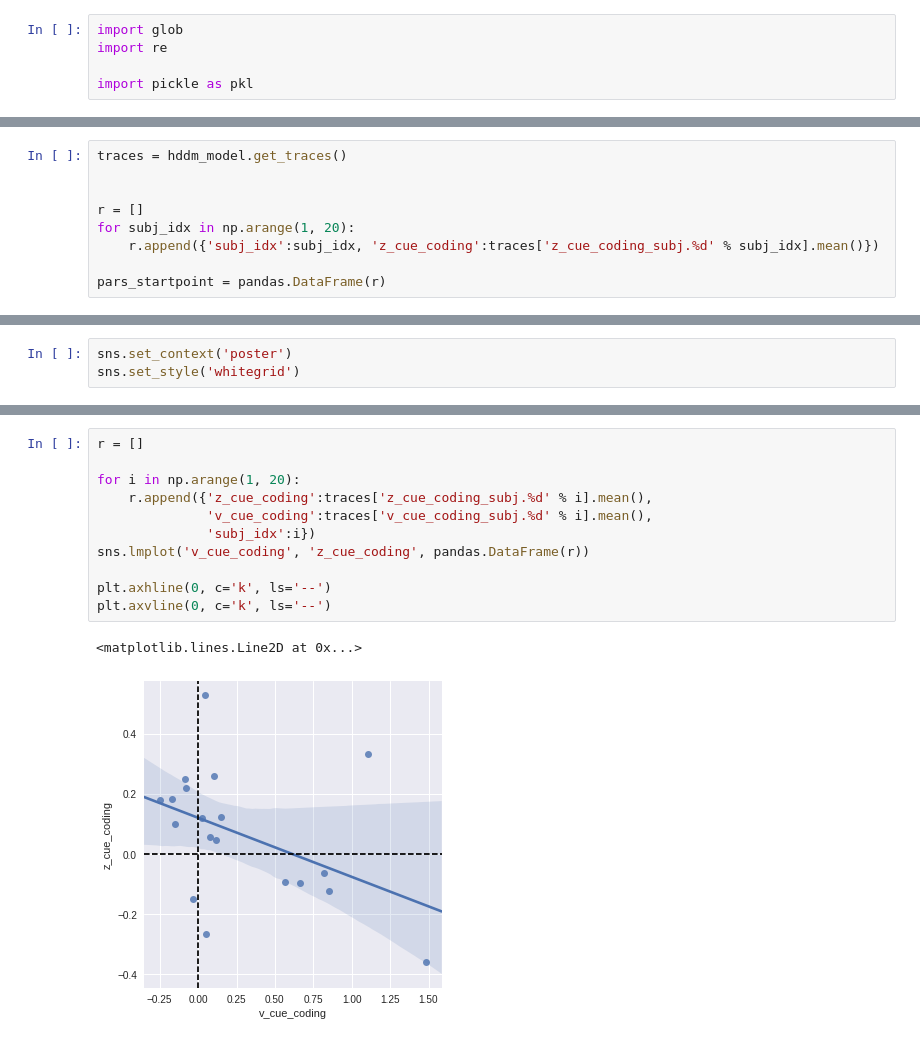
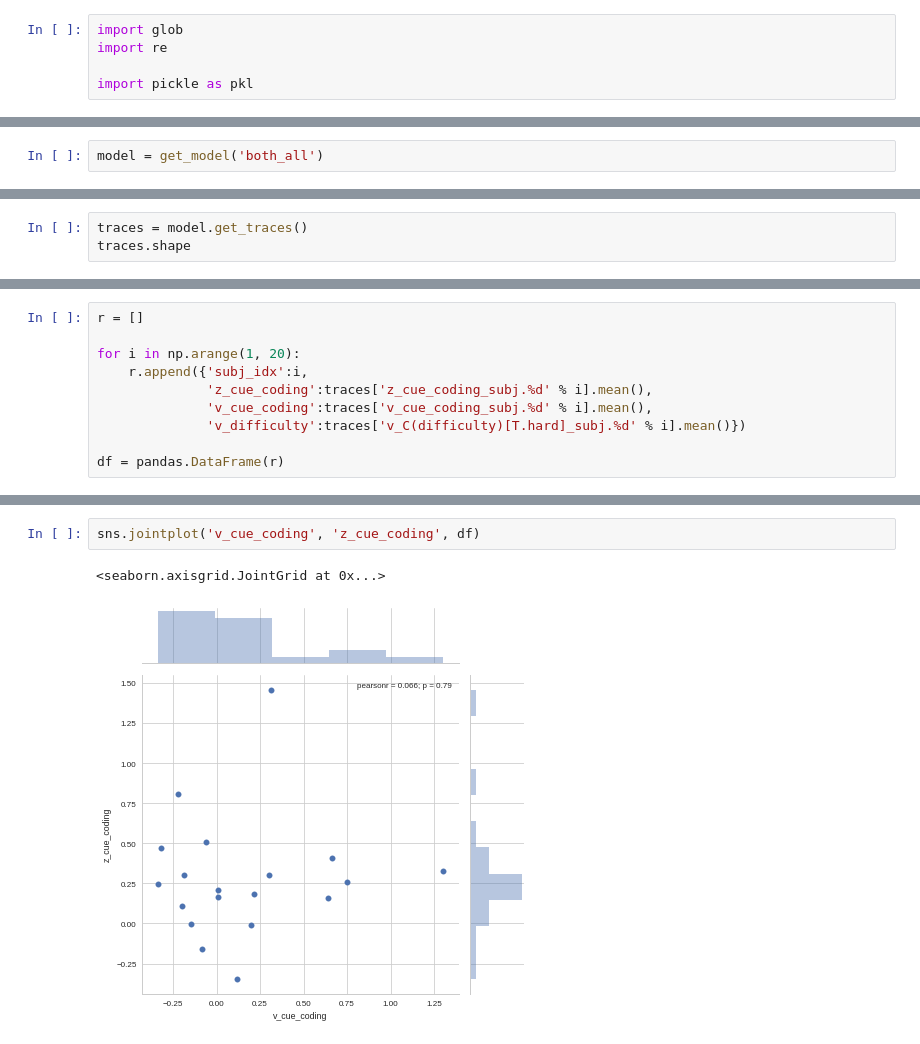
Before and after one commit to Gilles86/bias_project, a Jupyter notebook: notebooks/behavior/Analyze HDDM models.ipynb, the cells around one changed output, grey strips where cells are left out. Saved outputs shown, nothing was run; the diff lists cells and outputs as text.

```diff
--- a/notebooks/behavior/Analyze HDDM models.ipynb
+++ b/notebooks/behavior/Analyze HDDM models.ipynb
@@ -145,0 +65,2 @@ Adding these covariates:
+# %%
+model = get_model('both_all')
@@ -145,0 +80,3 @@ Adding these covariates:
+# %%
+traces = model.get_traces()
+traces.shape
@@ -146,9 +105,10 @@ Adding these covariates:
 # %%
-traces = hddm_model.get_traces()
+r = []
 
+for i in np.arange(1, 20):
+    r.append({'subj_idx':i,
+              'z_cue_coding':traces['z_cue_coding_subj.%d' % i].mean(),
+              'v_cue_coding':traces['v_cue_coding_subj.%d' % i].mean(),
+              'v_difficulty':traces['v_C(difficulty)[T.hard]_subj.%d' % i].mean()})
 
-r = []
-for subj_idx in np.arange(1, 20):
-    r.append({'subj_idx':subj_idx, 'z_cue_coding':traces['z_cue_coding_subj.%d' % subj_idx].mean()})
-
-pars_startpoint = pandas.DataFrame(r)
+df = pandas.DataFrame(r)
@@ -194,3 +114,0 @@ tmp.shape
-# %%
-sns.set_context('poster')
-sns.set_style('whitegrid')
@@ -221,14 +115,5 @@ sns.jointplot('z_cue_coding_both', 'z_cue_coding_startpoint', pars_merged)
-# %%
-r = []
-
-for i in np.arange(1, 20):
-    r.append({'z_cue_coding':traces['z_cue_coding_subj.%d' % i].mean(),
-              'v_cue_coding':traces['v_cue_coding_subj.%d' % i].mean(),
-              'subj_idx':i})
-sns.lmplot('v_cue_coding', 'z_cue_coding', pandas.DataFrame(r))
-
-plt.axhline(0, c='k', ls='--')
-plt.axvline(0, c='k', ls='--')
-# %% [output]
-<matplotlib.lines.Line2D at 0x...>
-[figure, removed]
+# %%
+sns.jointplot('v_cue_coding', 'z_cue_coding', df)
+# %% [output]
+<seaborn.axisgrid.JointGrid at 0x...>
+[figure, added]
```
Also changed, not shown: parts of 34 cells of this notebook, 2 other files.
